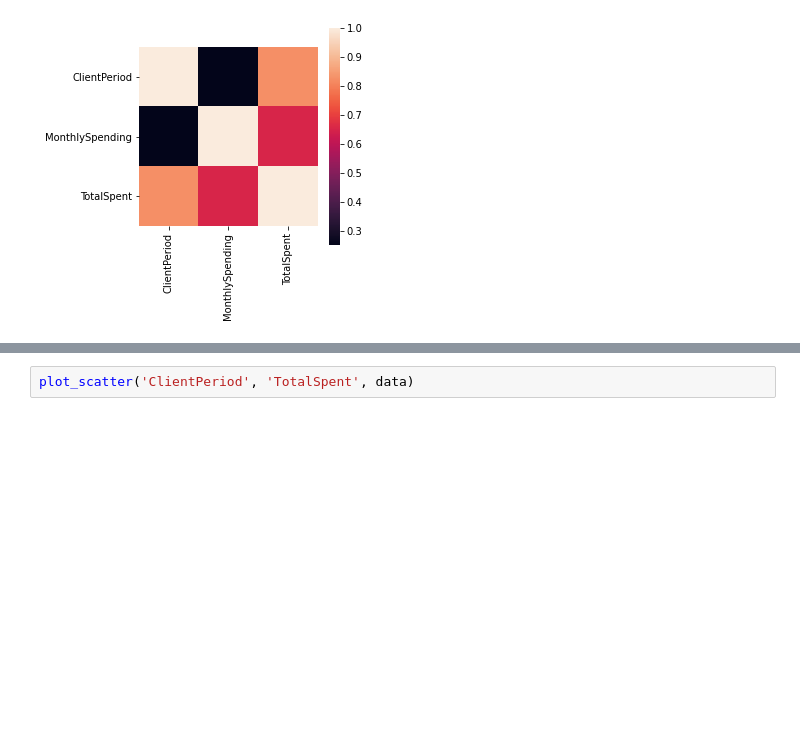
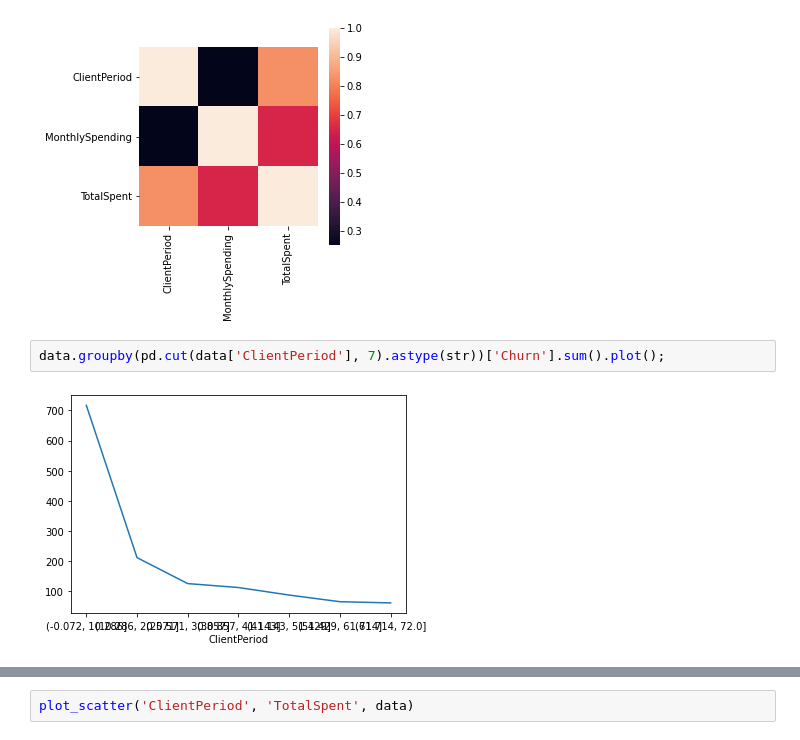
Before and after one commit to MitrofanovDmitry/study, a Jupyter notebook: practice/60 customer churn (dls)/2.ipynb, the cells around one changed output, grey strips where cells are left out. Cells and saved outputs as stored; diff of their text form; blank space fills up the shorter version.

```diff
--- a/practice/60 customer churn (dls)/2.ipynb
+++ b/practice/60 customer churn (dls)/2.ipynb
@@ -73,3 +79,7 @@ dtype: float64
 plot_correlation(data[num_cols])
 # %% [output]
 [figure]
+# %%
+data.groupby(pd.cut(data['ClientPeriod'], 7).astype(str))['Churn'].sum().plot();
+# %% [output]
+[figure, added]
```
Also changed, not shown: parts of 27 cells of this notebook, 5 other files.
